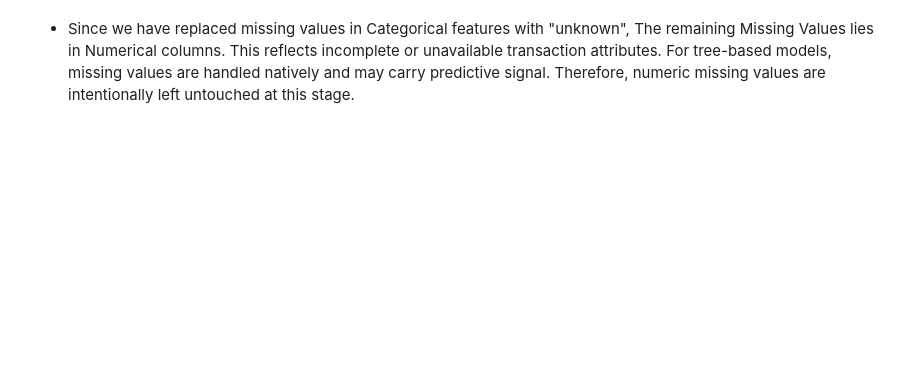
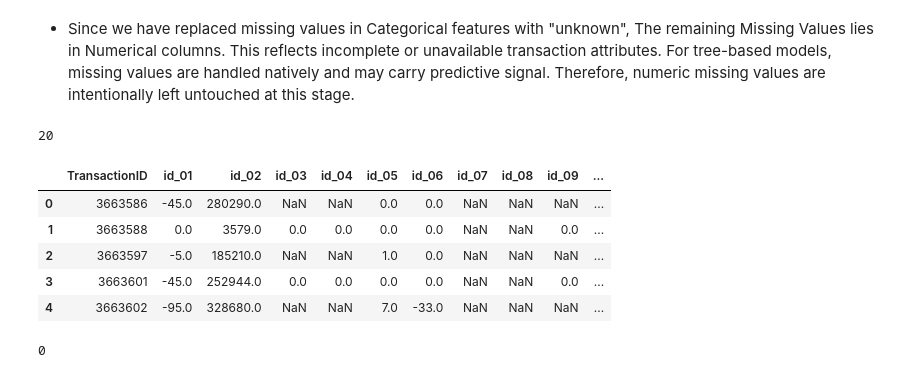
Before and after one commit to ShubhammS18/fraud-detection-ml-system, a Jupyter notebook: notebooks/02_feature_engineering.ipynb, the cells around one changed output. Drawn from its saved outputs; the diff is of its cells as text; code cells hidden in the pictures; blank space fills up the shorter version.

Commit message:
upgrade to identity-enhanced model v3 with robustness safety net

```diff
--- a/notebooks/02_feature_engineering.ipynb
+++ b/notebooks/02_feature_engineering.ipynb
@@ -178,0 +178,5 @@ X.to_parquet("../data/processed/train_preprocessed.parquet")
+# %%
+del train_trans, train_id
+gc.collect() # Forces Python to release memory back to the OS
+# %% [output]
+20
@@ -178,0 +189,14 @@ X.to_parquet("../data/processed/train_preprocessed.parquet")
+# %%
+test_trans = pd.read_csv("../data/raw/test_transaction.csv")
+test_id = pd.read_csv("../data/raw/test_identity.csv")
+# %%
+# Train has 'id_01', Test has 'id-01'. Fixing this Column mismatch
+test_id.columns = [col.replace('-', '_') if 'id' in col else col for col in test_id.columns]
+test_id.head()
+# %% [output]
+|  | TransactionID | id_01 | id_02 | id_03 | id_04 | id_05 | id_06 | id_07 | id_08 | id_09 | ... |
+| 0 | 3663586 | -45.0 | 280290.0 | NaN | NaN | 0.0 | 0.0 | NaN | NaN | NaN | ... |
+| 1 | 3663588 | 0.0 | 3579.0 | 0.0 | 0.0 | 0.0 | 0.0 | NaN | NaN | 0.0 | ... |
+| 2 | 3663597 | -5.0 | 185210.0 | NaN | NaN | 1.0 | 0.0 | NaN | NaN | NaN | ... |
+| 3 | 3663601 | -45.0 | 252944.0 | 0.0 | 0.0 | 0.0 | 0.0 | NaN | NaN | 0.0 | ... |
+| 4 | 3663602 | -95.0 | 328680.0 | NaN | NaN | 7.0 | -33.0 | NaN | NaN | NaN | ... |
@@ -178,0 +205,5 @@ X.to_parquet("../data/processed/train_preprocessed.parquet")
+# %%
+del test_trans, test_id
+gc.collect()
+# %% [output]
+0
```
Also changed, not shown: parts of 17 cells of this notebook, 16 other files.
